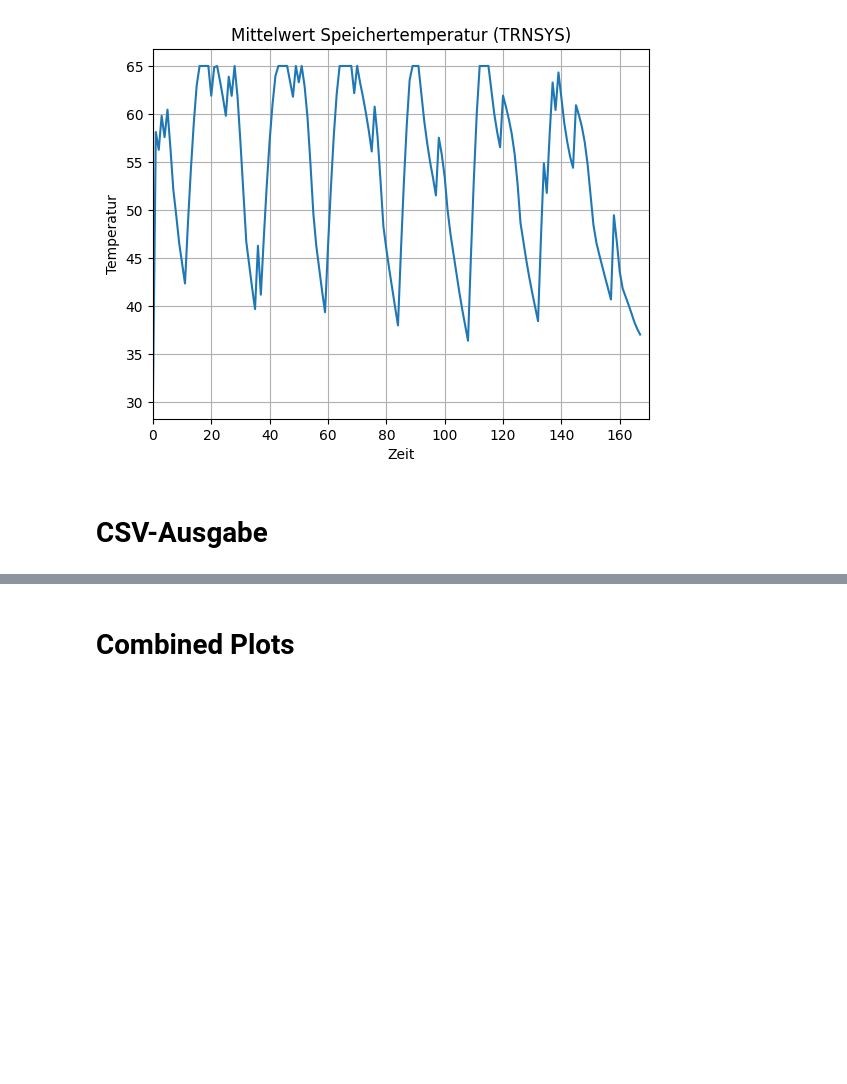
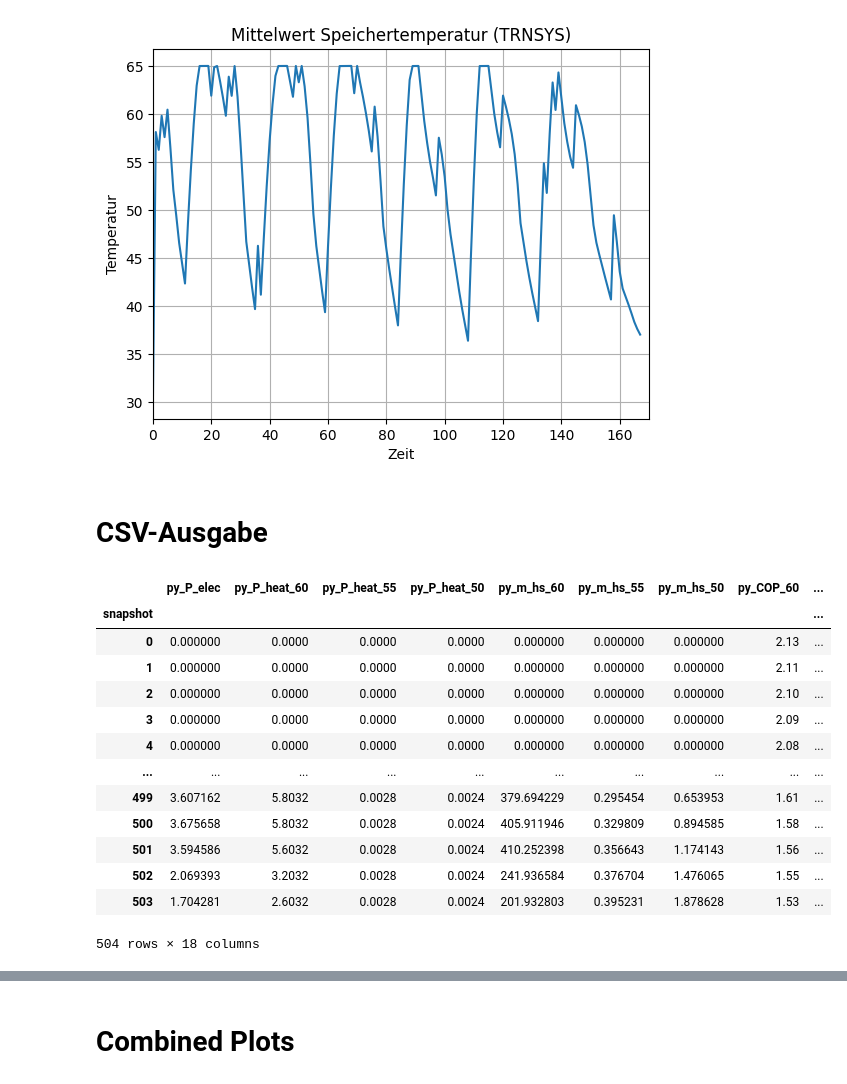
Before and after one commit to choffma8/masterprojektWaermespeicher, a Jupyter notebook: konstanterTemperaturspeicher - 3 Wochen.ipynb, the cells around one changed output, grey strips where cells are left out. Drawn from its saved outputs; the diff is of its cells as text; code cells hidden in the pictures; blank space fills up the shorter version.

```diff
--- a/konstanterTemperaturspeicher - 3 Wochen.ipynb
+++ b/konstanterTemperaturspeicher - 3 Wochen.ipynb
@@ -501,6 +513,23 @@ output_pypsa.to_csv(
     index_label="index",
     float_format="%.3f"
 )
+# %%
+output_pypsa
+# %% [output]
+|  | py_P_elec | py_P_heat_60 | py_P_heat_55 | py_P_heat_50 | py_m_hs_60 | py_m_hs_55 | py_m_hs_50 | py_COP_60 | ... |
+| snapshot |  |  |  |  |  |  |  |  | ... |
+| 0 | 0.000000 | 0.0000 | 0.0000 | 0.0000 | 0.000000 | 0.000000 | 0.000000 | 2.13 | ... |
+| 1 | 0.000000 | 0.0000 | 0.0000 | 0.0000 | 0.000000 | 0.000000 | 0.000000 | 2.11 | ... |
+| 2 | 0.000000 | 0.0000 | 0.0000 | 0.0000 | 0.000000 | 0.000000 | 0.000000 | 2.10 | ... |
+| 3 | 0.000000 | 0.0000 | 0.0000 | 0.0000 | 0.000000 | 0.000000 | 0.000000 | 2.09 | ... |
+| 4 | 0.000000 | 0.0000 | 0.0000 | 0.0000 | 0.000000 | 0.000000 | 0.000000 | 2.08 | ... |
+| ... | ... | ... | ... | ... | ... | ... | ... | ... | ... |
+| 499 | 3.607162 | 5.8032 | 0.0028 | 0.0024 | 379.694229 | 0.295454 | 0.653953 | 1.61 | ... |
+| 500 | 3.675658 | 5.8032 | 0.0028 | 0.0024 | 405.911946 | 0.329809 | 0.894585 | 1.58 | ... |
+| 501 | 3.594586 | 5.6032 | 0.0028 | 0.0024 | 410.252398 | 0.356643 | 1.174143 | 1.56 | ... |
+| 502 | 2.069393 | 3.2032 | 0.0028 | 0.0024 | 241.936584 | 0.376704 | 1.476065 | 1.55 | ... |
+| 503 | 1.704281 | 2.6032 | 0.0028 | 0.0024 | 201.932803 | 0.395231 | 1.878628 | 1.53 | ... |
+504 rows × 18 columns
 # %%
 output_combined = pd.concat([output_pypsa, TRNSYSdata], axis=1)
 output_combined
```
Also changed, not shown: parts of 5 cells of this notebook, 2 other files.
